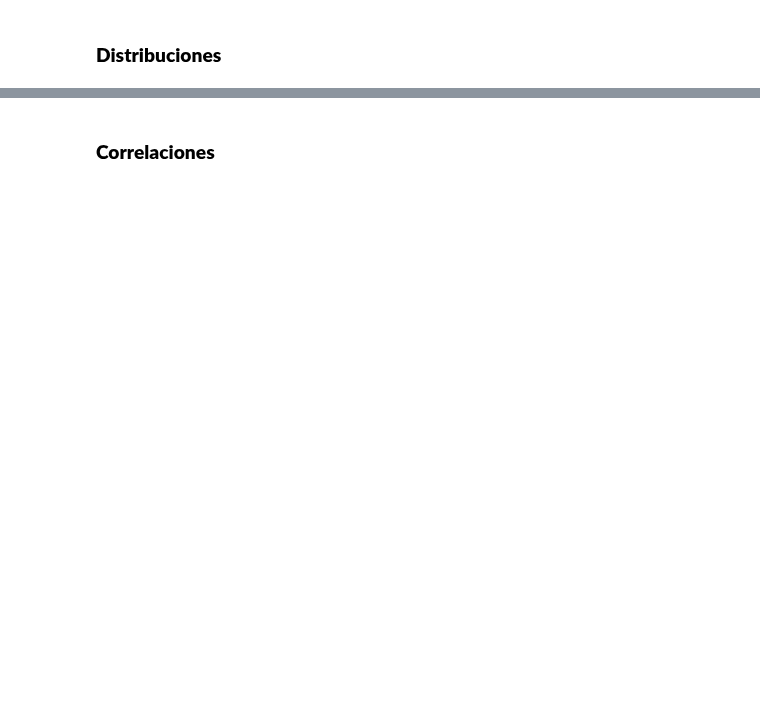
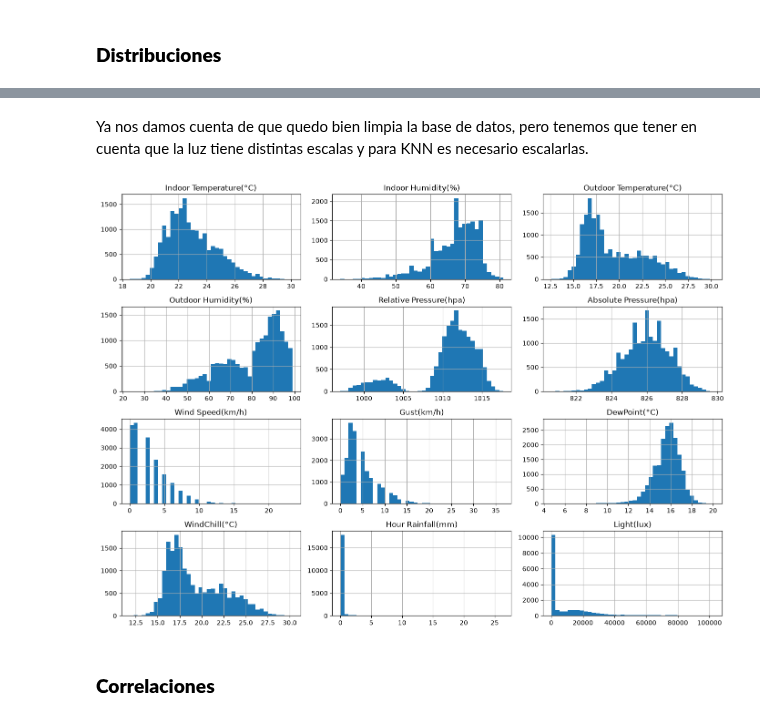
Before and after one commit to GabrielCastroBenitez09/Proyecto-Machine-Learning1, a Jupyter notebook: notebooks/01_eda.ipynb, the cells around one changed output, grey strips where cells are left out. Drawn from its saved outputs; the diff is of its cells as text; code cells hidden in the pictures; blank space fills up the shorter version.

```diff
--- a/notebooks/01_eda.ipynb
+++ b/notebooks/01_eda.ipynb
@@ -67,0 +83,12 @@ aranzazu[["Time", "Time_dt"]].head(10)
+# %%
+def leer_fecha(texto):
+    t = (texto.replace("a. m.", "AM").replace("p. m.", "PM")
+              .replace("a.m.", "AM").replace("p.m.", "PM"))
+    if re.match(r"^\d{4}-\d{2}-\d{2}T", t):        # 2019-09-01T13:27:08.000
+        return pd.to_datetime(t, errors="coerce")
+    if re.match(r"^\d{4}/", t):                    # 2018/01/01 1:02:06 AM
+        return pd.to_datetime(t, format="%Y/%m/%d %I:%M:%S %p", errors="coerce")
+    return pd.to_datetime(t, format="%d/%m/%Y %I:%M:%S %p", errors="coerce")  # 1/05/2019 ...
+
+aranzazu["Time_dt"] = aranzazu["Time"].map(leer_fecha)
+print("fechas vacías:", aranzazu["Time_dt"].isna().sum())   # debe dar 0
@@ -222,3 +251,6 @@ Index(['Interval', 'Indoor Temperature(°C)', 'Indoor Humidity(%)',
        'Hour Rainfall(mm)', '24 Hour Rainfall(mm)', 'Week Rainfall(mm)',
        'Month Rainfall(mm)', 'Total Rainfall(mm)', 'Light(lux)', 'Time_dt'],
       dtype='str')
+# %%
+aranzazu = aranzazu.sort_values("Time_dt").drop_duplicates("Time_dt").set_index("Time_dt")
+print(aranzazu.index.is_monotonic_increasing, aranzazu.index.min(), aranzazu.index.max())
@@ -247,0 +305,5 @@ tabla_faltantes
+# %%
+danada = aranzazu["Outdoor Temperature(°C)"] > 40
+aranzazu.loc[danada, :] = np.nan
+aranzazu.loc[aranzazu["Hour Rainfall(mm)"] > 100, "Hour Rainfall(mm)"] = np.nan
+aranzazu.loc[aranzazu["Light(lux)"] > 200000, "Light(lux)"] = np.nan
@@ -249,0 +363,4 @@ tabla_faltantes
+# %%
+acumulados = ["24 Hour Rainfall(mm)", "Week Rainfall(mm)", "Month Rainfall(mm)", "Total Rainfall(mm)"]
+variables = [c for c in aranzazu.select_dtypes("number").columns
+             if c not in ["Interval"] + acumulados]
@@ -250,2 +386,10 @@ tabla_faltantes
+# %% [markdown]
+Ya nos damos cuenta de que quedo bien limpia la base de datos, pero tenemos que tener en cuenta que la luz tiene distintas escalas y para KNN es necesario escalarlas.
+# %%
+aranzazu[variables].hist(bins=40, figsize=(14, 10))
+plt.tight_layout()
+plt.show()
+# %% [output]
+[figure, added]
 # %% [markdown]
 ### **Correlaciones**
```
Also changed, not shown: parts of 34 cells of this notebook, 4 other files.
